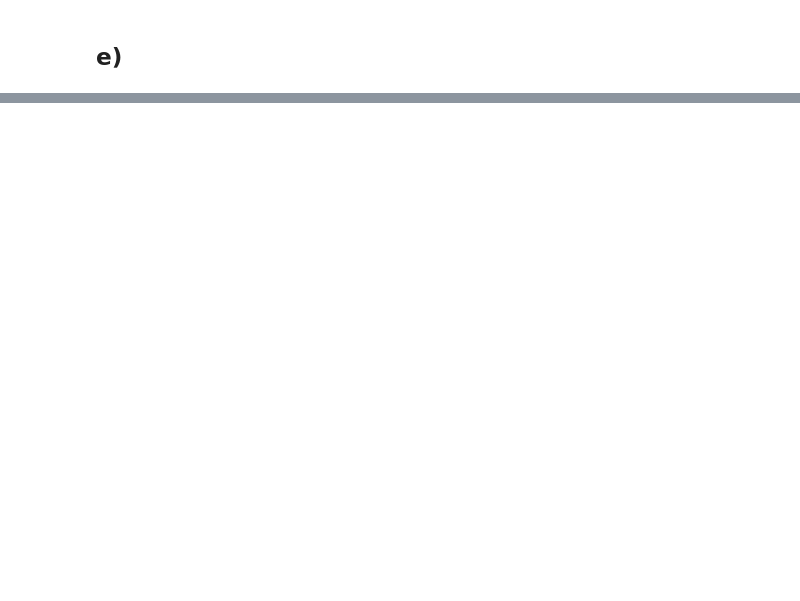
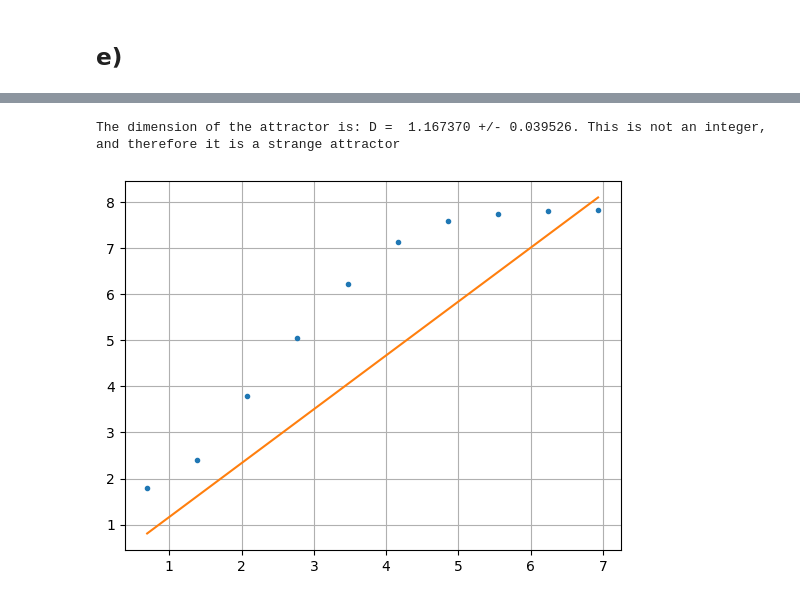
Before and after one commit to Danielle-06/Duffing-oscillator, a Jupyter notebook: Main analysis.ipynb, the cells around one changed output, grey strips where cells are left out. Cells and saved outputs as stored; diff of their text form; code cells hidden in the pictures; blank space fills up the shorter version.

```diff
--- a/Main analysis.ipynb
+++ b/Main analysis.ipynb
@@ -391,25 +388,23 @@ plt.savefig("h chaos.png")
 # %% [markdown]
 ## c)  Plotting the Strange Attractor
 # %%
-N = 100000000
-N_T = 1000
+N = 250000000
+N_T = 10000
 T = 2*np.pi/w
-t = np.arange(0,(N)*T/N_T,T/N_T)
+t = np.arange(0,N*T/N_T,T/N_T)
 h = t[1]-t[0]
 n = np.arange(0,N,N_T)
 # %%
-n_par = 5 # number of different values for x0
-
 # x0 and v0 definen
 x0 = 0.5
 v0 = 0
 
-# Calculating
+# Calculating Via Verlet algorithm
 x = np.zeros(N)
 v = np.zeros(N)
 x[0],v[0] = x0,v0
 for i in range(1,N):
-    x[i],v[i] = Verlet(x[i-1],v[i-1],t[i-1]) # Solve for x and v using Verlet algorithm
+    x[i],v[i] = Verlet(x[i-1],v[i-1],t[i-1],h) # Solve for x and v using Verlet algorithm
 # %%
 plt.subplot(131)
 plt.plot(x[n],v[n],"c.",ms=0.01)
@@ -497,18 +498,22 @@ plt.show()
 # %%
 #Curve Fitting
 def N_b(b,D):
     return b**(-D)
 
 val, cov = curve_fit(N_b,1/l, amount)
-x = np.linspace(min(1/l),max(1/l),1000)
-y = N_b(x, *val)
+x_a = np.linspace(min(1/l),max(1/l),1000)
+y_a = N_b(x_a, *val)
 
+#Storing and priting results
 D = val[0]
 u_D = np.sqrt(cov[0,0])
 print('The dimension of the attractor is: D =  %f +/- %f. This is not an integer, and therefore it is a strange attractor'%(D, u_D))
 
 #Plotting
 plt.plot(-np.log(1/l),np.log(amount),".")
-plt.plot(-np.log(x),np.log(y))
+plt.plot(-np.log(x_a),np.log(y_a))
 plt.grid()
 plt.show()
+# %% [output]
+The dimension of the attractor is: D =  1.167370 +/- 0.039526. This is not an integer, and therefore it is a strange attractor
+[figure, added]
```
Also changed, not shown: parts of 4 cells of this notebook.
